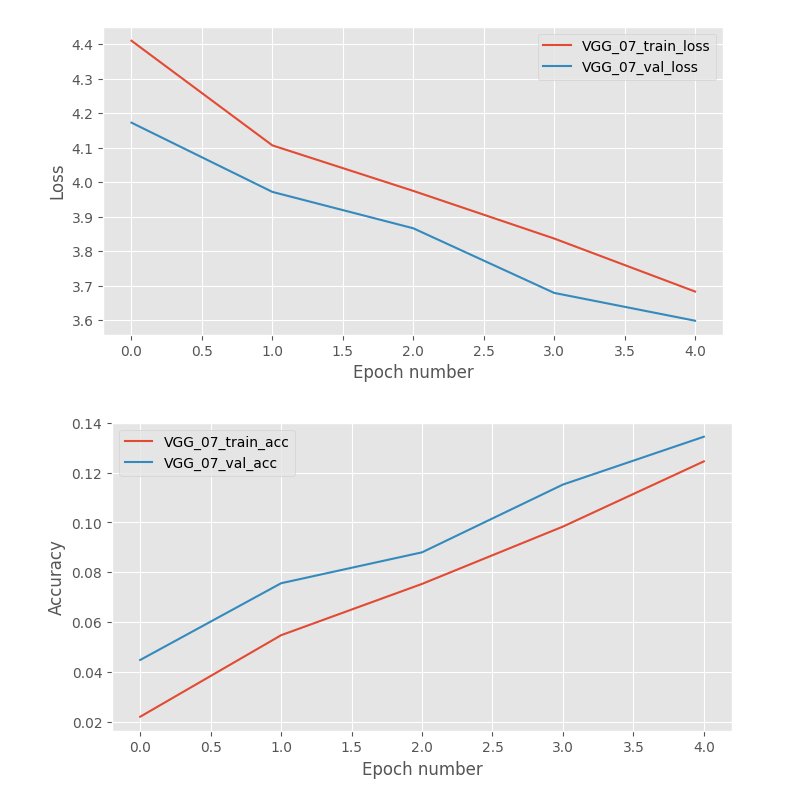
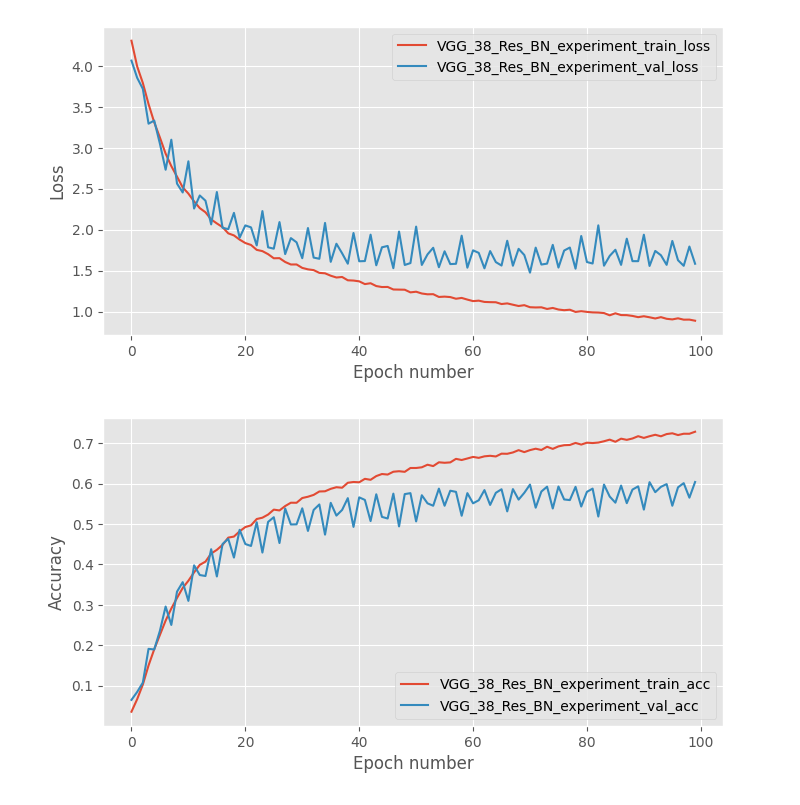
Before and after one commit to Lukas-Jurcaga/mlpractical, a Jupyter notebook: notebooks/Plot_Results.ipynb, the cells around one changed output. Cells and saved outputs as stored; diff of their text form; code cells hidden in the pictures.

```diff
--- a/notebooks/Plot_Results.ipynb
+++ b/notebooks/Plot_Results.ipynb
@@ -101,5 +103,5 @@ plot_result_graphs('problem_model', result_dict, keys_to_plot=['VGG_38_experimen
 # %%
-plot_result_graphs('problem_model', result_dict, keys_to_plot=['VGG_07'])
+plot_result_graphs('problem_model', result_dict, keys_to_plot=['VGG_38_Res_BN_experiment'])
 # %% [output]
-[figure, old version]
+[figure, new version]
-[figure, old version]
+[figure, new version]
```
Also changed, not shown: parts of 2 cells of this notebook, 3 other files.
